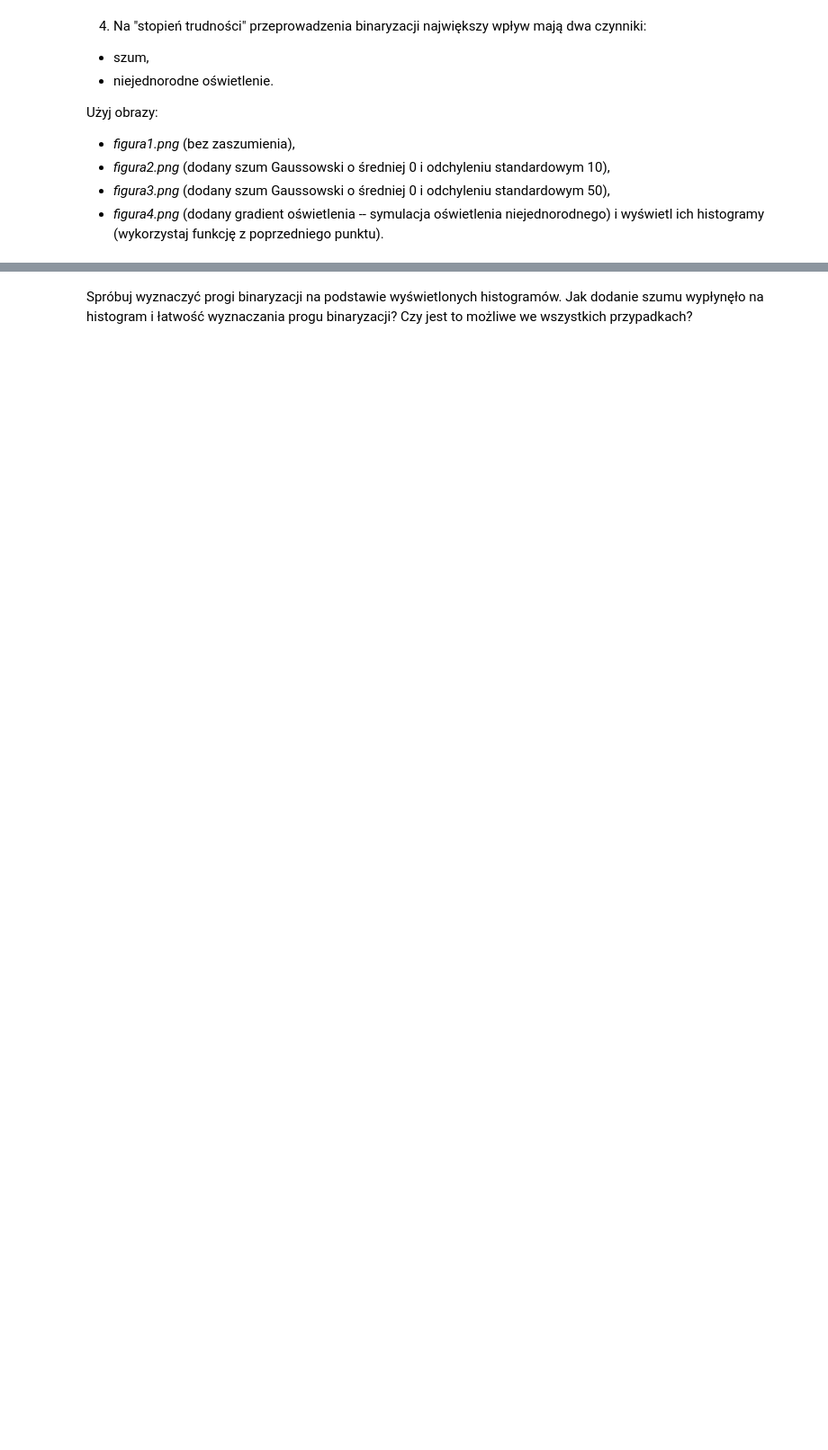
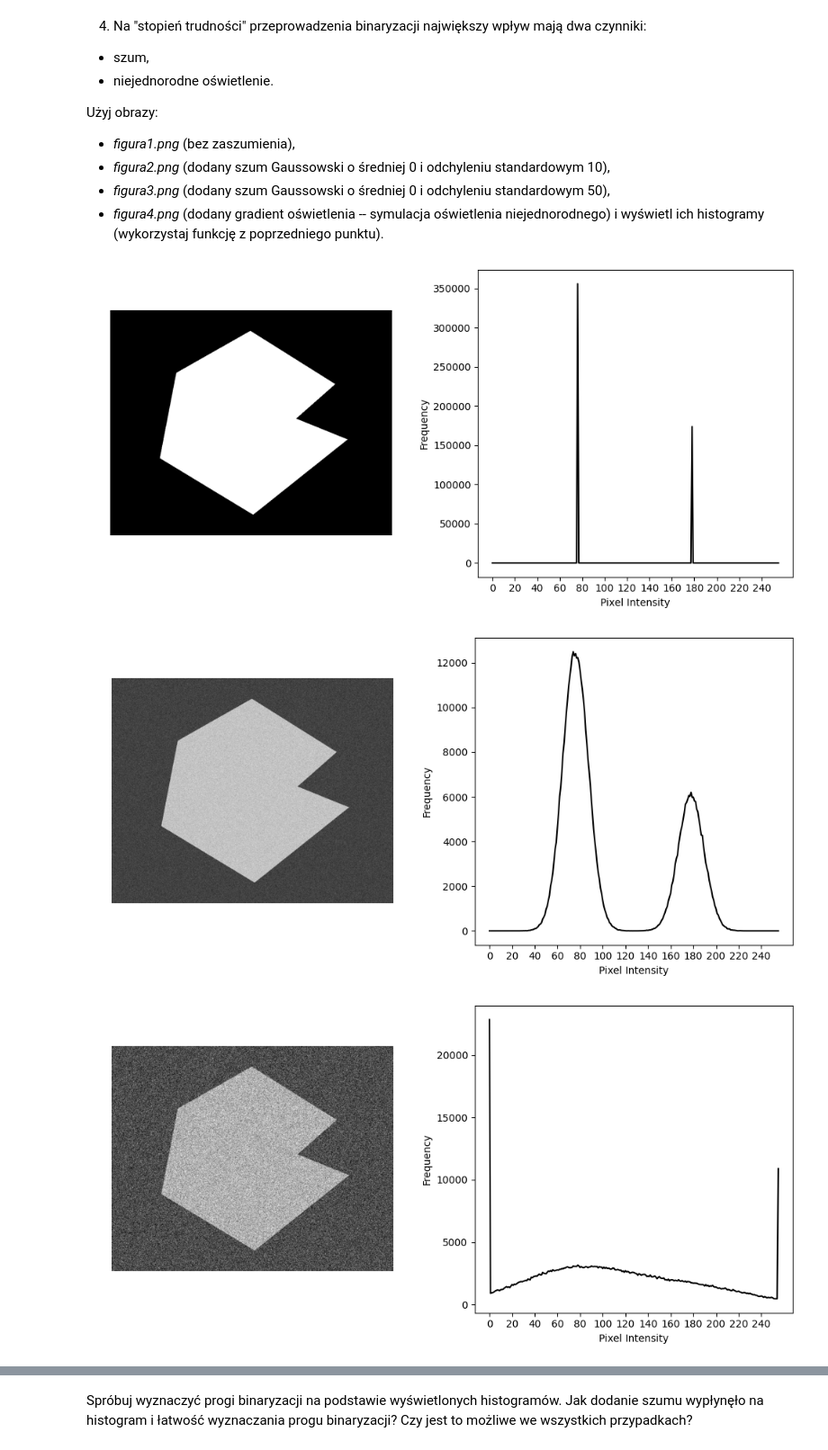
Before and after one commit to krudny/Image-processing, a Jupyter notebook: Lab4-binarization/04_thresholding.ipynb, the cells around one changed output, grey strips where cells are left out. Shown at 90% size. Cells and saved outputs as stored; diff of their text form; code cells hidden in the pictures; blank space fills up the shorter version.

```diff
--- a/Lab4-binarization/04_thresholding.ipynb
+++ b/Lab4-binarization/04_thresholding.ipynb
@@ -108,3 +108,12 @@ Użyj obrazy:
  - _figura2.png_ (dodany szum Gaussowski o średniej 0 i odchyleniu standardowym 10),
  - _figura3.png_ (dodany szum Gaussowski o średniej 0 i odchyleniu standardowym 50),
  - _figura4.png_ (dodany gradient oświetlenia -- symulacja oświetlenia niejednorodnego) i wyświetl ich histogramy (wykorzystaj funkcję z poprzedniego punktu).
+# %%
+for num in range(1, 5):
+    img = read_img(f"figura{num}.png")
+    hist = make_histogram(img)
+    plot_img_histogram(img, hist)
+# %% [output]
+[figure, added]
+[figure, added]
+[figure, added]
```
Also changed, not shown: parts of 4 cells of this notebook.
